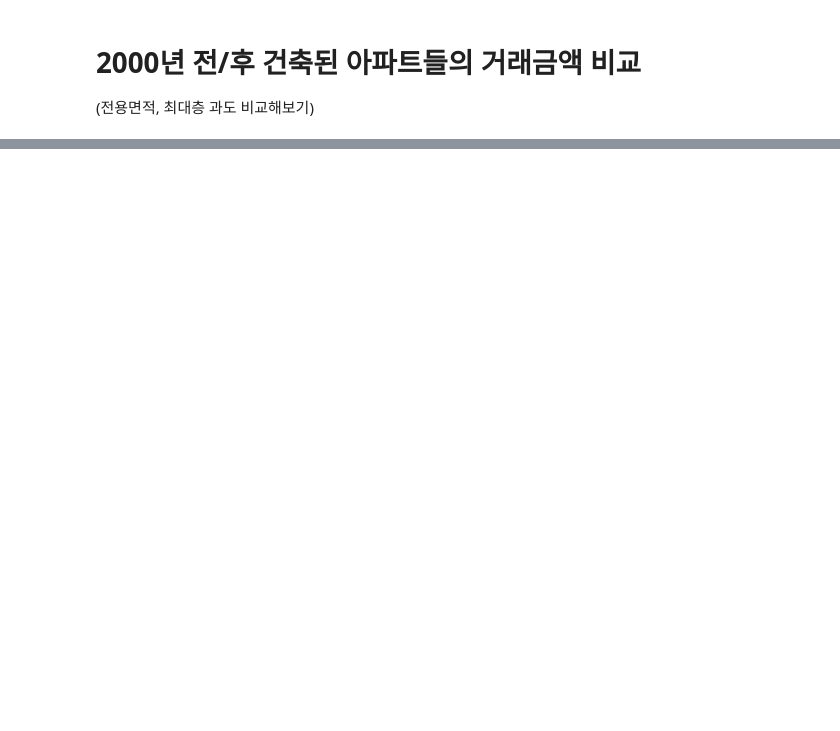
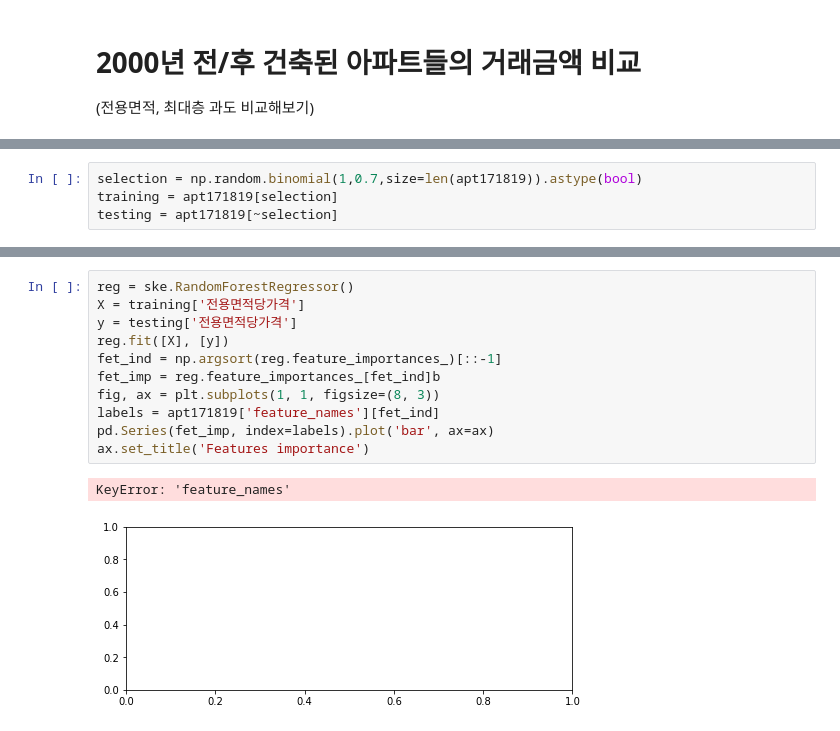
Before and after one commit to 3420ally/ESAA, a Jupyter notebook: ESAA_전국 아파트 매매가 분석 및 예측 프로젝트.ipynb, the cells around one changed output, grey strips where cells are left out. Saved outputs shown, nothing was run; the diff lists cells and outputs as text; blank space fills up the shorter version.

```diff
--- a/ESAA_전국 아파트 매매가 분석 및 예측 프로젝트.ipynb
+++ b/ESAA_전국 아파트 매매가 분석 및 예측 프로젝트.ipynb
@@ -245,0 +334,4 @@ Name: 거래금액(만원), dtype: float64
+# %%
+selection = np.random.binomial(1,0.7,size=len(apt171819)).astype(bool)
+training = apt171819[selection]
+testing = apt171819[~selection]
@@ -245,0 +353,14 @@ Name: 거래금액(만원), dtype: float64
+# %%
+reg = ske.RandomForestRegressor()
+X = training['전용면적당가격']
+y = testing['전용면적당가격']
+reg.fit([X], [y])
+fet_ind = np.argsort(reg.feature_importances_)[::-1]
+fet_imp = reg.feature_importances_[fet_ind]b
+fig, ax = plt.subplots(1, 1, figsize=(8, 3))
+labels = apt171819['feature_names'][fet_ind]
+pd.Series(fet_imp, index=labels).plot('bar', ax=ax)
+ax.set_title('Features importance')
+# %% [output]
+KeyError: 'feature_names'
+[figure, added]
```
Also changed, not shown: parts of 30 cells of this notebook, 1 other file.
